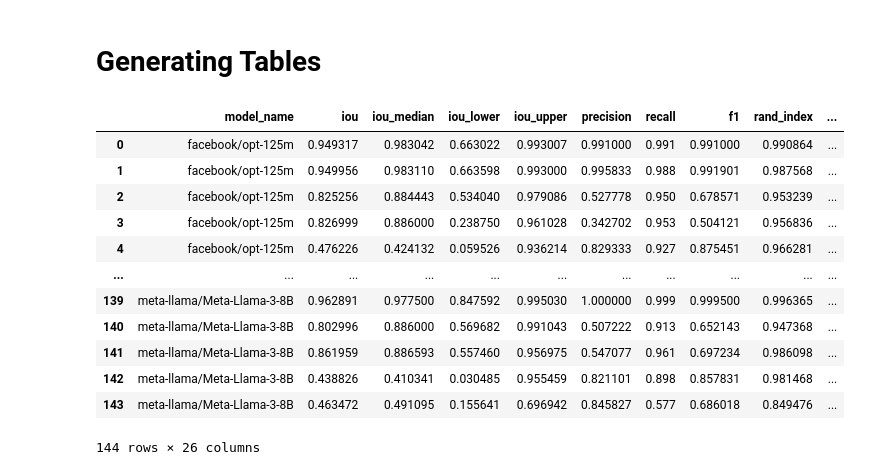
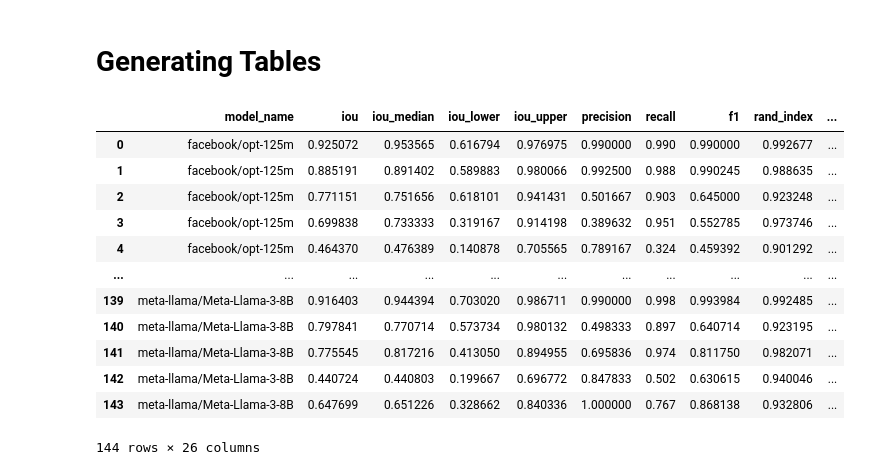
Before and after one commit to subroy13/WISER, a Jupyter notebook: scripts/paper_plots.ipynb, the cells around one changed output. Drawn from its saved outputs; the diff is of its cells as text; code cells hidden in the pictures.

```diff
--- a/scripts/paper_plots.ipynb
+++ b/scripts/paper_plots.ipynb
@@ -693,18 +808,18 @@ import numpy as np
 # %%
 # read the detection files
-df = pd.read_csv(os.path.join("..", "data", "n2500_detections.csv"))
+df = pd.read_csv(os.path.join("..", "data", "n1000_detections.csv"))
 df
 # %% [output]
 |  | model_name | iou | iou_median | iou_lower | iou_upper | precision | recall | f1 | rand_index | ... |
-| 0 | facebook/opt-125m | 0.949317 | 0.983042 | 0.663022 | 0.993007 | 0.991000 | 0.991 | 0.991000 | 0.990864 | ... |
-| 1 | facebook/opt-125m | 0.949956 | 0.983110 | 0.663598 | 0.993000 | 0.995833 | 0.988 | 0.991901 | 0.987568 | ... |
-| 2 | facebook/opt-125m | 0.825256 | 0.884443 | 0.534040 | 0.979086 | 0.527778 | 0.950 | 0.678571 | 0.953239 | ... |
-| 3 | facebook/opt-125m | 0.826999 | 0.886000 | 0.238750 | 0.961028 | 0.342702 | 0.953 | 0.504121 | 0.956836 | ... |
-| 4 | facebook/opt-125m | 0.476226 | 0.424132 | 0.059526 | 0.936214 | 0.829333 | 0.927 | 0.875451 | 0.966281 | ... |
+| 0 | facebook/opt-125m | 0.925072 | 0.953565 | 0.616794 | 0.976975 | 0.990000 | 0.990 | 0.990000 | 0.992677 | ... |
+| 1 | facebook/opt-125m | 0.885191 | 0.891402 | 0.589883 | 0.980066 | 0.992500 | 0.988 | 0.990245 | 0.988635 | ... |
+| 2 | facebook/opt-125m | 0.771151 | 0.751656 | 0.618101 | 0.941431 | 0.501667 | 0.903 | 0.645000 | 0.923248 | ... |
+| 3 | facebook/opt-125m | 0.699838 | 0.733333 | 0.319167 | 0.914198 | 0.389632 | 0.951 | 0.552785 | 0.973746 | ... |
+| 4 | facebook/opt-125m | 0.464370 | 0.476389 | 0.140878 | 0.705565 | 0.789167 | 0.324 | 0.459392 | 0.901292 | ... |
 | ... | ... | ... | ... | ... | ... | ... | ... | ... | ... | ... |
-| 139 | meta-llama/Meta-Llama-3-8B | 0.962891 | 0.977500 | 0.847592 | 0.995030 | 1.000000 | 0.999 | 0.999500 | 0.996365 | ... |
-| 140 | meta-llama/Meta-Llama-3-8B | 0.802996 | 0.886000 | 0.569682 | 0.991043 | 0.507222 | 0.913 | 0.652143 | 0.947368 | ... |
-| 141 | meta-llama/Meta-Llama-3-8B | 0.861959 | 0.886593 | 0.557460 | 0.956975 | 0.547077 | 0.961 | 0.697234 | 0.986098 | ... |
-| 142 | meta-llama/Meta-Llama-3-8B | 0.438826 | 0.410341 | 0.030485 | 0.955459 | 0.821101 | 0.898 | 0.857831 | 0.981468 | ... |
-| 143 | meta-llama/Meta-Llama-3-8B | 0.463472 | 0.491095 | 0.155641 | 0.696942 | 0.845827 | 0.577 | 0.686018 | 0.849476 | ... |
+| 139 | meta-llama/Meta-Llama-3-8B | 0.916403 | 0.944394 | 0.703020 | 0.986711 | 0.990000 | 0.998 | 0.993984 | 0.992485 | ... |
+| 140 | meta-llama/Meta-Llama-3-8B | 0.797841 | 0.770714 | 0.573734 | 0.980132 | 0.498333 | 0.897 | 0.640714 | 0.923195 | ... |
+| 141 | meta-llama/Meta-Llama-3-8B | 0.775545 | 0.817216 | 0.413050 | 0.894955 | 0.695836 | 0.974 | 0.811750 | 0.982071 | ... |
+| 142 | meta-llama/Meta-Llama-3-8B | 0.440724 | 0.440803 | 0.199667 | 0.696772 | 0.847833 | 0.502 | 0.630615 | 0.940046 | ... |
+| 143 | meta-llama/Meta-Llama-3-8B | 0.647699 | 0.651226 | 0.328662 | 0.840336 | 1.000000 | 0.767 | 0.868138 | 0.932806 | ... |
 144 rows × 26 columns
```
Also changed, not shown: parts of 3 cells of this notebook, 2 other files.
